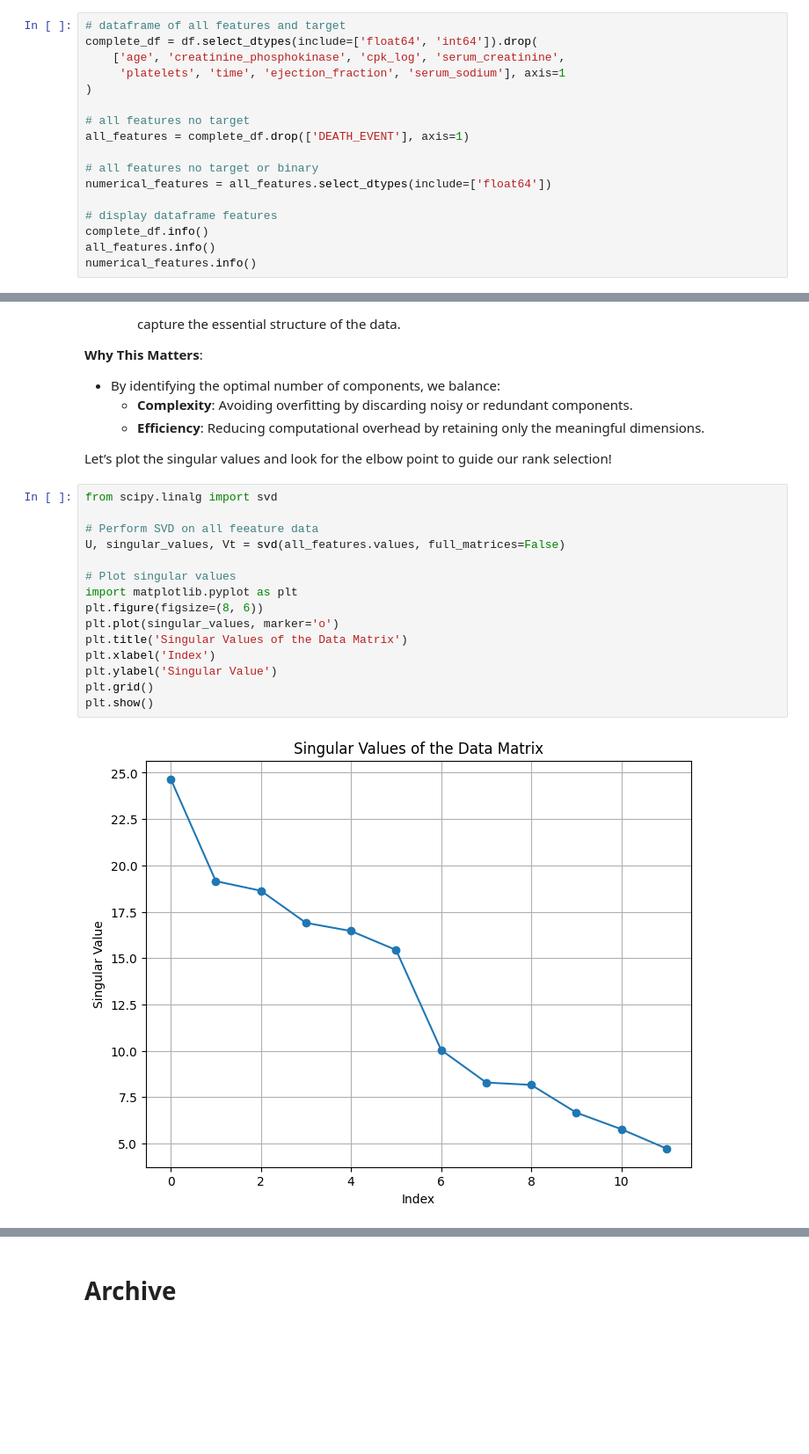
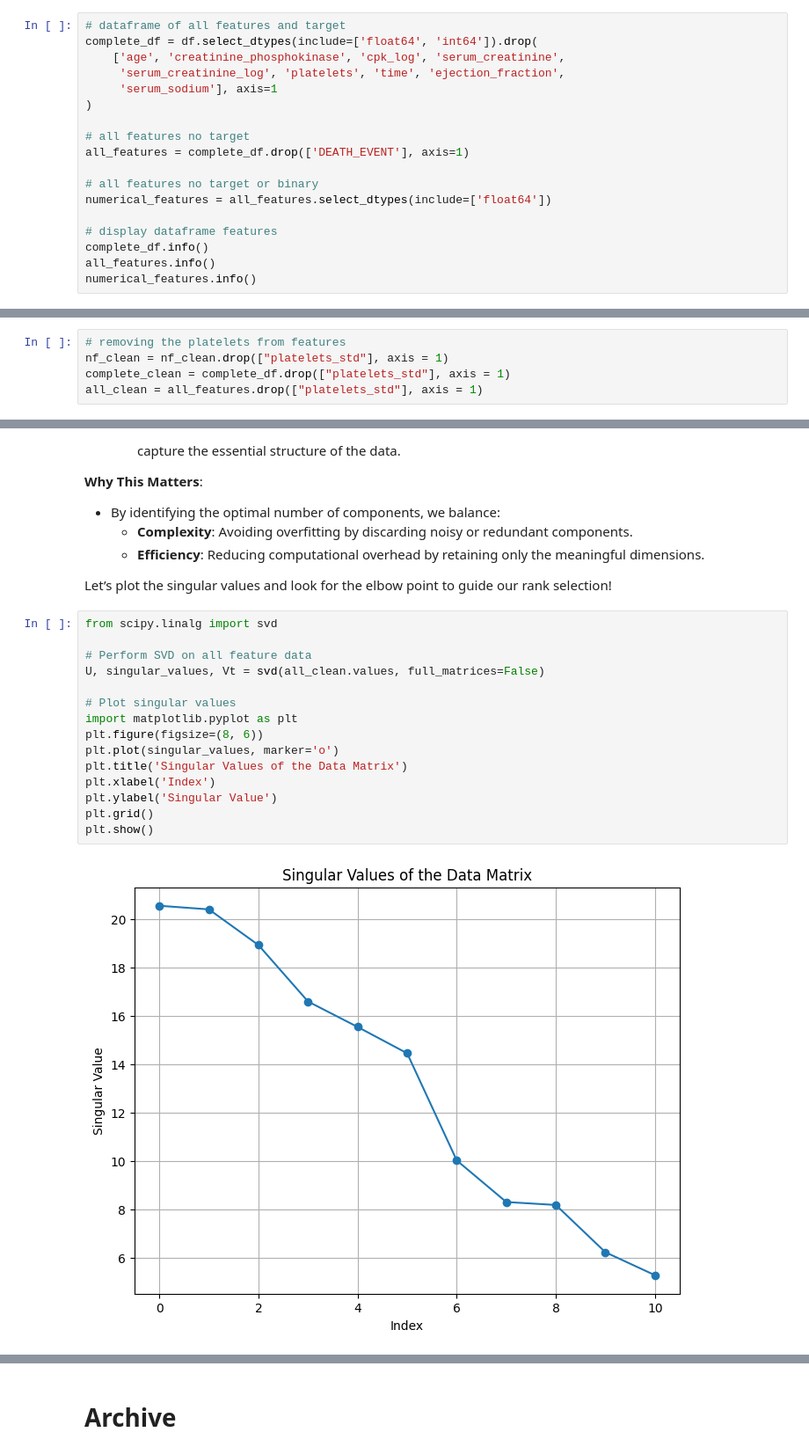
Before and after one commit to JasmolSD/Portfolio_Projects, a Jupyter notebook: Clustering to Predict Patient Survival/clustering.ipynb, the cells around one changed output, grey strips where cells are left out. Shown at 88% size. Saved outputs shown, nothing was run; the diff lists cells and outputs as text; blank space fills up the shorter version.

```diff
--- a/Clustering to Predict Patient Survival/clustering.ipynb
+++ b/Clustering to Predict Patient Survival/clustering.ipynb
@@ -394,7 +401,8 @@ plt.show()
 # dataframe of all features and target
 complete_df = df.select_dtypes(include=['float64', 'int64']).drop(
     ['age', 'creatinine_phosphokinase', 'cpk_log', 'serum_creatinine',
-     'platelets', 'time', 'ejection_fraction', 'serum_sodium'], axis=1
+     'serum_creatinine_log', 'platelets', 'time', 'ejection_fraction',
+     'serum_sodium'], axis=1
 )
 
 # all features no target
@@ -639,2 +649,7 @@ In moving forward with modelling we'll be using all features and slowly whittle
+# %%
+# removing the platelets from features
+nf_clean = nf_clean.drop(["platelets_std"], axis = 1)
+complete_clean = complete_df.drop(["platelets_std"], axis = 1)
+all_clean = all_features.drop(["platelets_std"], axis = 1)
 # %% [markdown]
 ## Modelling
@@ -753,17 +893,17 @@ Let’s plot the singular values and look for the elbow point to guide our rank
 # %%
 from scipy.linalg import svd
 
-# Perform SVD on all feeature data
-U, singular_values, Vt = svd(all_features.values, full_matrices=False)
+# Perform SVD on all feature data
+U, singular_values, Vt = svd(all_clean.values, full_matrices=False)
 
 # Plot singular values
 import matplotlib.pyplot as plt
 plt.figure(figsize=(8, 6))
 plt.plot(singular_values, marker='o')
 plt.title('Singular Values of the Data Matrix')
 plt.xlabel('Index')
 plt.ylabel('Singular Value')
 plt.grid()
 plt.show()
 # %% [output]
-[figure, old version]
+[figure, new version]
```
Also changed, not shown: parts of 54 cells of this notebook.
